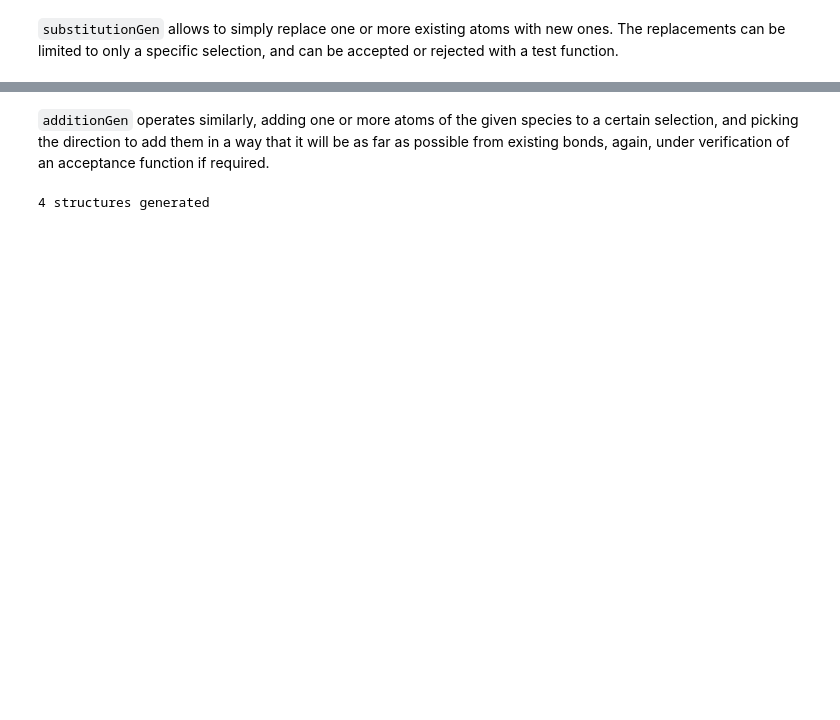
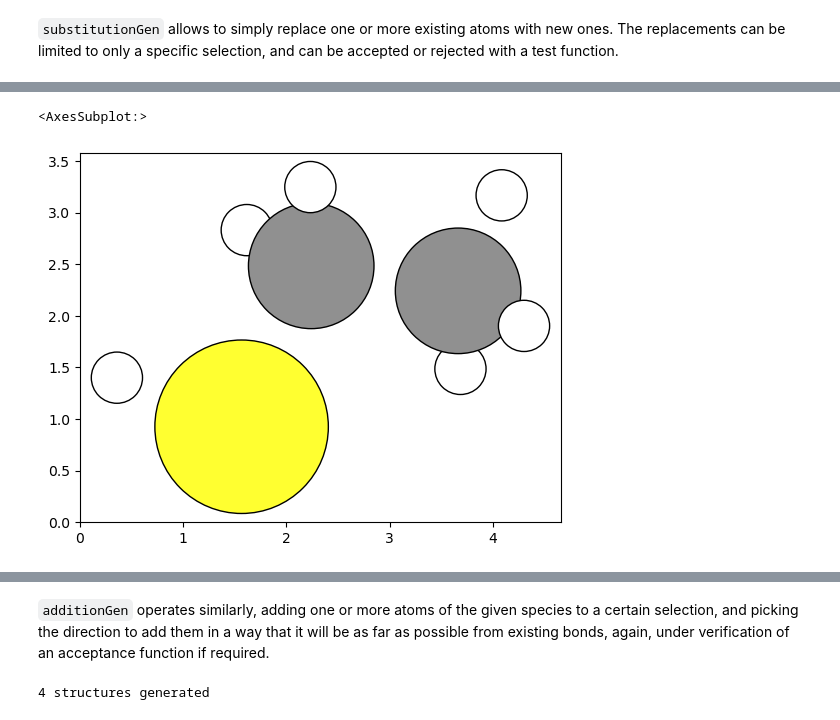
Before and after one commit to CCP-NC/soprano, a Jupyter notebook: tutorials/06-defect_calculations.ipynb, the cells around one changed output, grey strips where cells are left out. Cells and saved outputs as stored; diff of their text form; code cells hidden in the pictures; blank space fills up the shorter version.

```diff
--- a/tutorials/06-defect_calculations.ipynb
+++ b/tutorials/06-defect_calculations.ipynb
@@ -98,0 +127,5 @@ print('{0} structures generated'.format(len(sColl)))
+# %%
+plot_atoms(ethmerc, radii = 0.8, rotation=('-15x,20y,-4z'))
+# %% [output]
+<AxesSubplot:>
+[figure, added]
```
Also changed, not shown: parts of 20 cells of this notebook.
